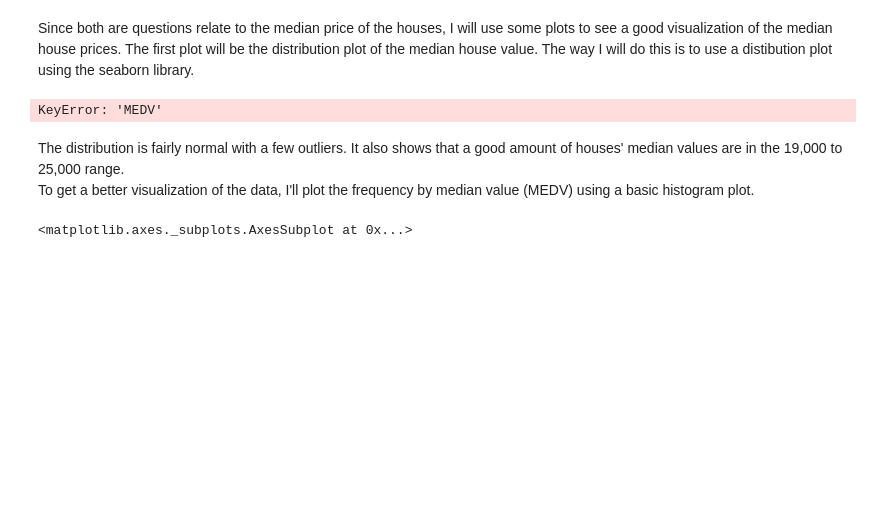
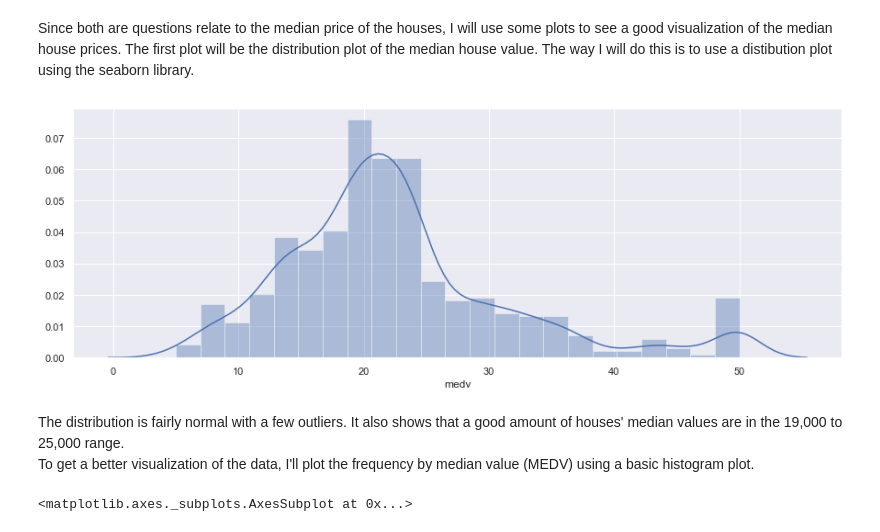
Before and after one commit to pjmeehan/MLS-Project, a Jupyter notebook: MLS Project 2019.ipynb, the cells around one changed output. Cells and saved outputs as stored; diff of their text form; code cells hidden in the pictures; blank space fills up the shorter version.

```diff
--- a/MLS Project 2019.ipynb
+++ b/MLS Project 2019.ipynb
@@ -107,10 +108,10 @@ Since both are questions relate to the median price of the houses, I will use so
 The way I will do this is to use a distibution plot using the seaborn library.
 # %%
 sns.set(rc={'figure.figsize':(15.0,5.0)})
-sns.distplot(df['MEDV'])
+sns.distplot(df['medv'])
 plt.show()
 # %% [output]
-KeyError: 'MEDV'
+[figure, added]
 # %% [markdown]
 The distribution is fairly normal with a few outliers. It also shows that a good amount of houses' median values are in the 19,000 to 25,000 range.<br>
 To get a better visualization of the data, I'll plot the frequency by median value (MEDV) using a basic histogram plot.
```
Also changed, not shown: parts of 13 cells of this notebook, 1 other file.
